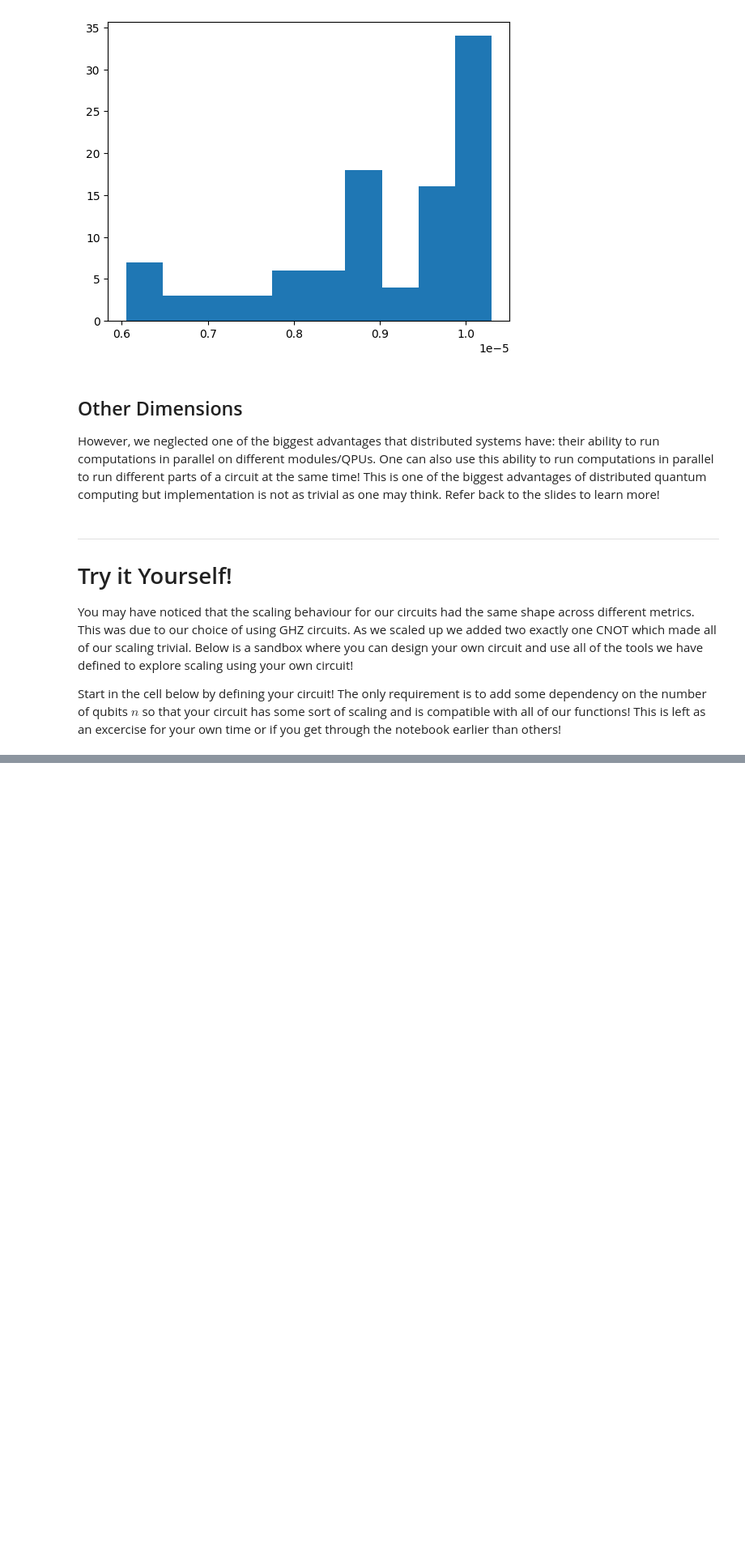
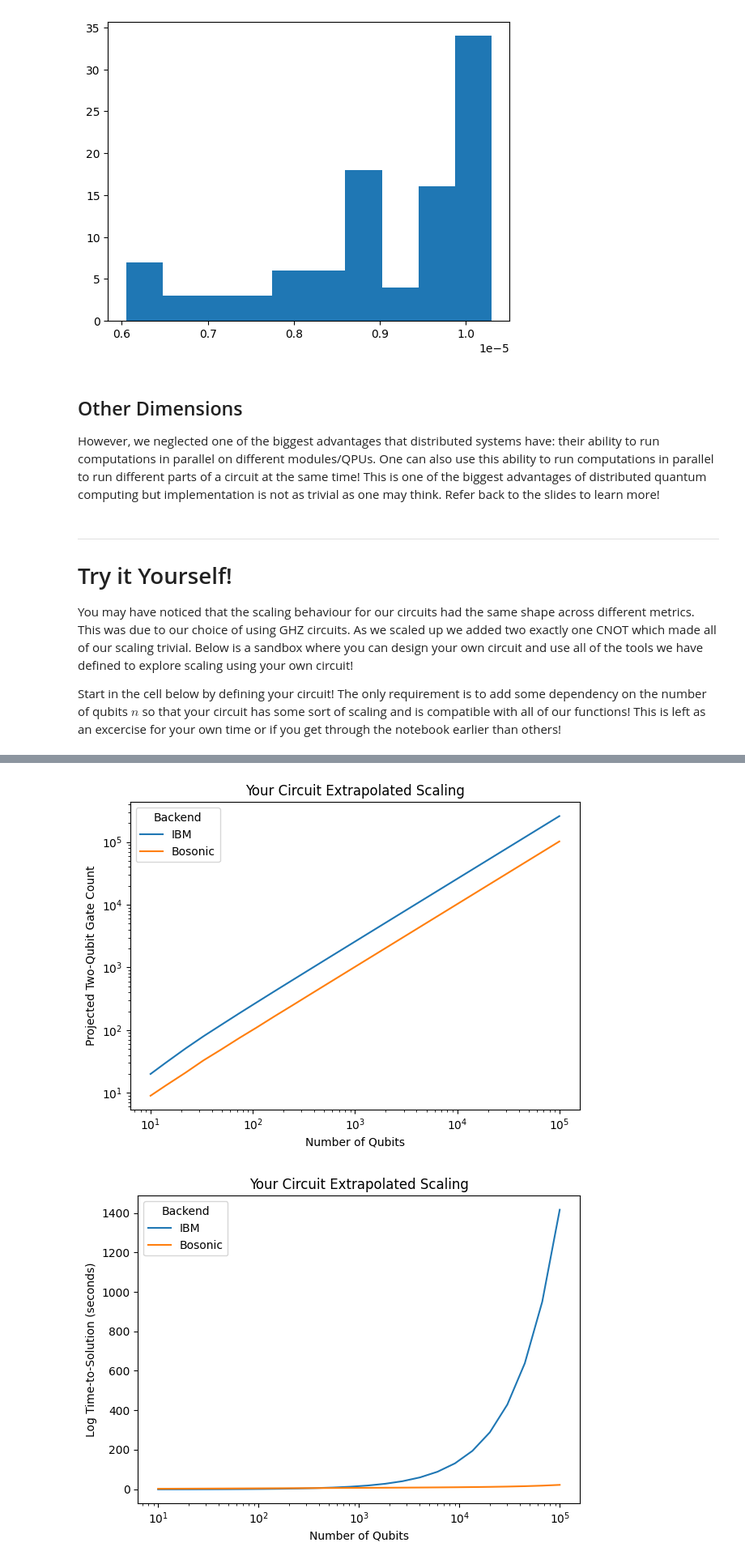
Before and after one commit to dqc-community/dqc-workshop-notebook, a Jupyter notebook: tutorial.ipynb, the cells around one changed output, grey strips where cells are left out. Shown at 81% size. Cells and saved outputs as stored; diff of their text form; code cells hidden in the pictures; blank space fills up the shorter version.

```diff
--- a/tutorial.ipynb
+++ b/tutorial.ipynb
@@ -1295,0 +1229,21 @@ extrapolate_and_plot(df_your, YOUR_N_EXTRAP, YOUR_BOSONIC_QUBITS_PER_MODULE)
+# %%
+your_fit_df = your_scaling_df.melt(
+    id_vars=['backend', 'n'],
+    value_vars=['single_qubit_count', 'two_qubit_count', 'measure_count'],
+    var_name='gate_type',
+    value_name='gate_count',
+)
+
+def _fit_your_circuit(g):
+    slope, intercept = np.polyfit(g['n'], g['gate_count'], 1)
+    return pd.Series({'slope': slope, 'intercept': intercept})
+
+your_fits = (
+    your_fit_df.groupby(['backend', 'gate_type'])
+    .apply(_fit_your_circuit, include_groups=False)
+    .reset_index()
+)
+
+your_pred_df = gate_count_prediction(your_fits, YOUR_N_EXTRAP)
+your_extrapolation_df = your_pred_df.join(your_pred_df.apply(tts_data_series, axis=1))
+your_extrapolation_df
@@ -1295,0 +1268,21 @@ extrapolate_and_plot(df_your, YOUR_N_EXTRAP, YOUR_BOSONIC_QUBITS_PER_MODULE)
+# %%
+plot_scaling_metric(
+    your_extrapolation_df,
+    'two_qubit_count',
+    title='Your Circuit Extrapolated Scaling',
+    xscale='log',
+    yscale='log',
+    ylabel='Projected Two-Qubit Gate Count',
+)
+
+plot_scaling_metric(
+    your_extrapolation_df,
+    'log_tts',
+    title='Your Circuit Extrapolated Scaling',
+    xscale='log',
+    yscale='linear',
+    ylabel='Log Time-to-Solution (seconds)',
+)
+# %% [output]
+[figure, added]
+[figure, added]
```
Also changed, not shown: parts of 18 cells of this notebook.
